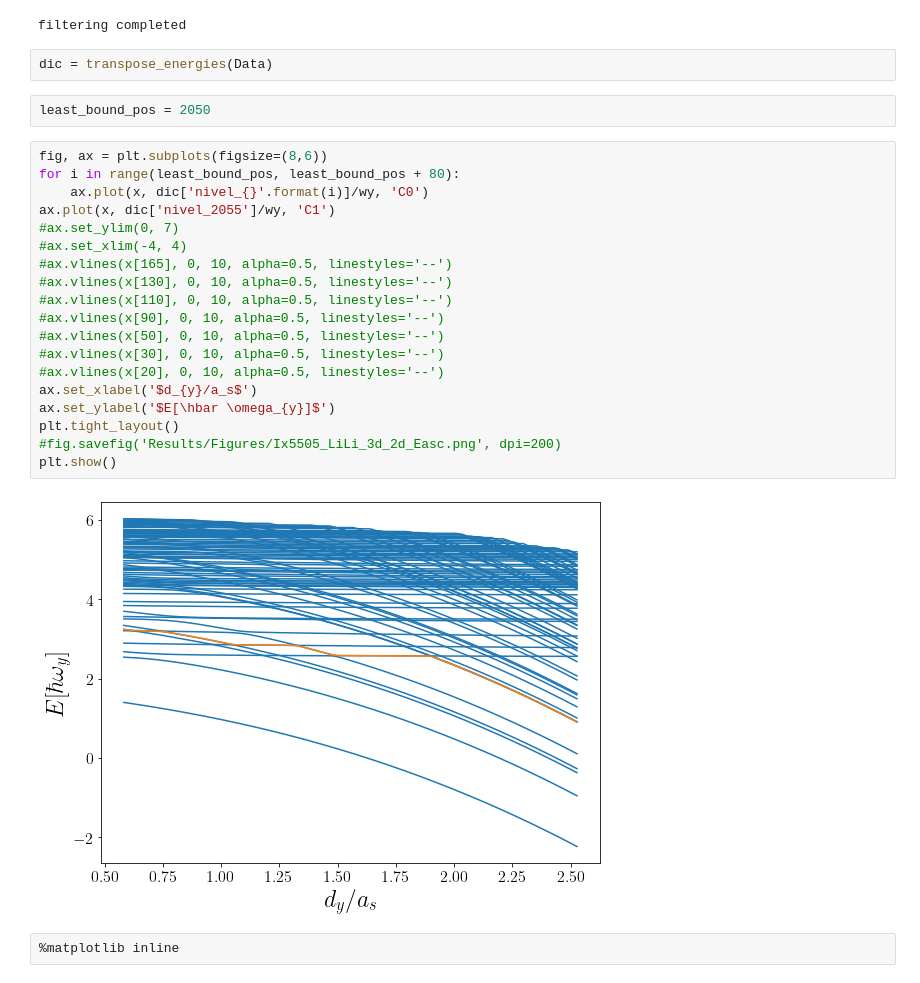
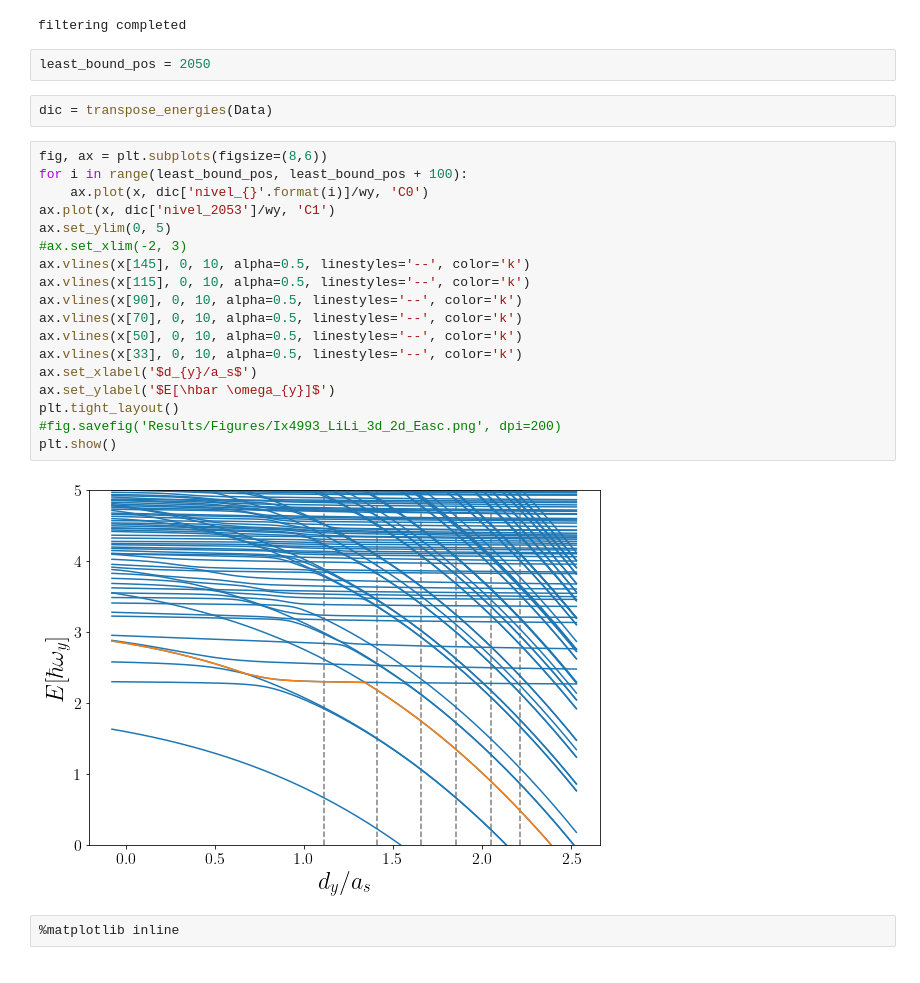
Before and after one commit to TsspGit/Ultracold_Atoms_src, a Jupyter notebook: Analysis/q2dq3d/Energies_Analysis_5505_LiLi_AgB1u.ipynb, the cells around one changed output. Drawn from its saved outputs; the diff is of its cells as text.

```diff
--- a/Analysis/q2dq3d/Energies_Analysis_5505_LiLi_AgB1u.ipynb
+++ b/Analysis/q2dq3d/Energies_Analysis_5505_LiLi_AgB1u.ipynb
@@ -67,30 +67,29 @@ print("filtering completed")
 x = dho / asc
 # %% [output]
 filtering completed
+# %%
+least_bound_pos = 2050
 # %%
 dic = transpose_energies(Data)
-# %%
-least_bound_pos = 2050
 # %%
 fig, ax = plt.subplots(figsize=(8,6))
-for i in range(least_bound_pos, least_bound_pos + 80):
+for i in range(least_bound_pos, least_bound_pos + 100):
     ax.plot(x, dic['nivel_{}'.format(i)]/wy, 'C0')
-ax.plot(x, dic['nivel_2055']/wy, 'C1')
-#ax.set_ylim(0, 7)
-#ax.set_xlim(-4, 4)
-#ax.vlines(x[165], 0, 10, alpha=0.5, linestyles='--')
-#ax.vlines(x[130], 0, 10, alpha=0.5, linestyles='--')
-#ax.vlines(x[110], 0, 10, alpha=0.5, linestyles='--')
-#ax.vlines(x[90], 0, 10, alpha=0.5, linestyles='--')
-#ax.vlines(x[50], 0, 10, alpha=0.5, linestyles='--')
-#ax.vlines(x[30], 0, 10, alpha=0.5, linestyles='--')
-#ax.vlines(x[20], 0, 10, alpha=0.5, linestyles='--')
+ax.plot(x, dic['nivel_2053']/wy, 'C1')
+ax.set_ylim(0, 5)
+#ax.set_xlim(-2, 3)
+ax.vlines(x[145], 0, 10, alpha=0.5, linestyles='--', color='k')
+ax.vlines(x[115], 0, 10, alpha=0.5, linestyles='--', color='k')
+ax.vlines(x[90], 0, 10, alpha=0.5, linestyles='--', color='k')
+ax.vlines(x[70], 0, 10, alpha=0.5, linestyles='--', color='k')
+ax.vlines(x[50], 0, 10, alpha=0.5, linestyles='--', color='k')
+ax.vlines(x[33], 0, 10, alpha=0.5, linestyles='--', color='k')
 ax.set_xlabel('$d_{y}/a_s$')
 ax.set_ylabel('$E[\hbar \omega_{y}]$')
 plt.tight_layout()
-#fig.savefig('Results/Figures/Ix5505_LiLi_3d_2d_Easc.png', dpi=200)
+#fig.savefig('Results/Figures/Ix4993_LiLi_3d_2d_Easc.png', dpi=200)
 plt.show()
 # %% [output]
-[figure, old version]
+[figure, new version]
 # %%
 %matplotlib inline
```
Also changed, not shown: parts of 15 cells of this notebook.
